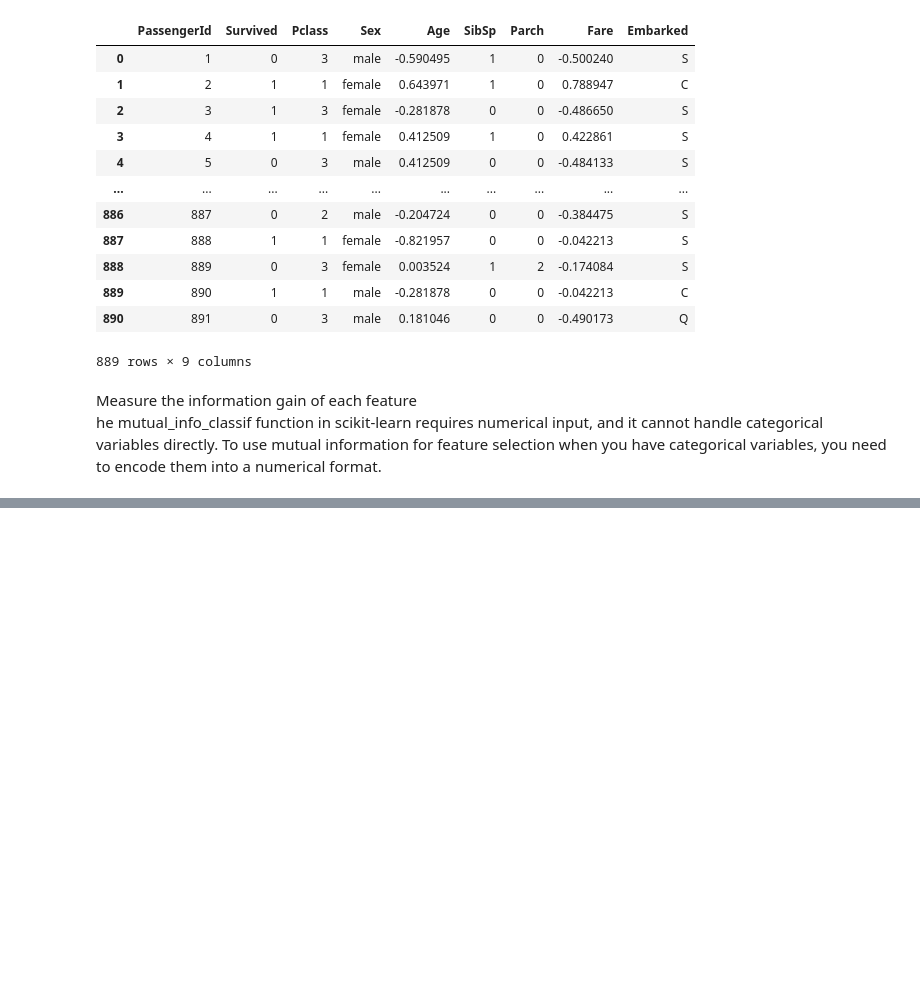
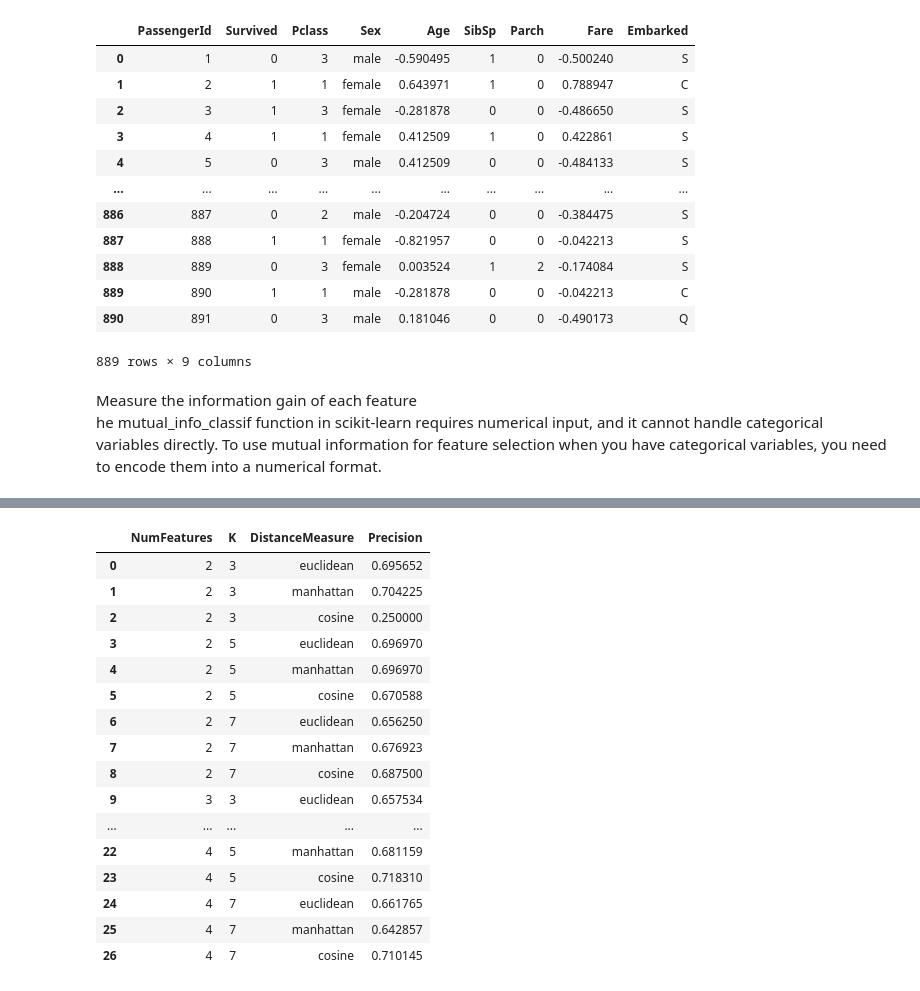
Before and after one commit to Wissemamr/Fundamentals_of_DS, a Jupyter notebook: HW/HW3/Part1_feature_engineering/Practical_work/feature_selection_titanic/feature_selection.ipynb, the cells around one changed output, grey strips where cells are left out. Cells and saved outputs as stored; diff of their text form; code cells hidden in the pictures; blank space fills up the shorter version.

```diff
--- a/HW/HW3/Part1_feature_engineering/Practical_work/feature_selection_titanic/feature_selection.ipynb
+++ b/HW/HW3/Part1_feature_engineering/Practical_work/feature_selection_titanic/feature_selection.ipynb
@@ -207 +218,69 @@ Embarked       0.014631
 dtype: float64
+# %%
+import numpy as np
+from sklearn.neighbors import KNeighborsClassifier
+from sklearn.model_selection import train_test_split
+from sklearn.metrics import precision_score
+
+
+# split the data into training and testing data
+X_train, X_test, y_train, y_test = train_test_split(
+    X_encoded, y, test_size=0.2, random_state=42
+)
+# print(X_train.shape)
+# print(X_test.shape)
+# Test different configurations of number of features, k values, and distance measures
+features_to_test = [2, 3, 4]
+k_values = [3, 5, 7]
+distance_measures = ["euclidean", "manhattan", "cosine"]
+
+results = []
+
+# try all possible combinations
+for num_features in features_to_test:
+    for k in k_values:
+        for distance_measure in distance_measures:
+            # Select the top 'num_features' based on mutual information
+            top_features = list(X.columns[np.argsort(mutual_info)[-num_features:]])
+            # Train the K-NN classifier
+            knn_classifier = KNeighborsClassifier(
+                n_neighbors=k, metric=distance_measure
+            )
+            knn_classifier.fit(X_train[top_features], y_train)
+
+            # Make predictions on the test set
+            y_pred = knn_classifier.predict(X_test[top_features])
+
+            # Measure precision
+            precision = precision_score(y_test, y_pred)
+            # Store the results in a dict
+            results.append(
+                {
+                    "NumFeatures": num_features,
+                    "K": k,
+                    "DistanceMeasure": distance_measure,
+                    "Precision": precision,
+                }
+            )
+
+# Visualize and interpret results
+results_df = pd.DataFrame(results)
+results_df
+# %% [output]
+|  | NumFeatures | K | DistanceMeasure | Precision |
+| 0 | 2 | 3 | euclidean | 0.695652 |
+| 1 | 2 | 3 | manhattan | 0.704225 |
+| 2 | 2 | 3 | cosine | 0.250000 |
+| 3 | 2 | 5 | euclidean | 0.696970 |
+| 4 | 2 | 5 | manhattan | 0.696970 |
+| 5 | 2 | 5 | cosine | 0.670588 |
+| 6 | 2 | 7 | euclidean | 0.656250 |
+| 7 | 2 | 7 | manhattan | 0.676923 |
+| 8 | 2 | 7 | cosine | 0.687500 |
+| 9 | 3 | 3 | euclidean | 0.657534 |
+| ... | ... | ... | ... | ... |
+| 22 | 4 | 5 | manhattan | 0.681159 |
+| 23 | 4 | 5 | cosine | 0.718310 |
+| 24 | 4 | 7 | euclidean | 0.661765 |
+| 25 | 4 | 7 | manhattan | 0.642857 |
+| 26 | 4 | 7 | cosine | 0.710145 |
```
Also changed, not shown: parts of 8 cells of this notebook, 1 other file.
